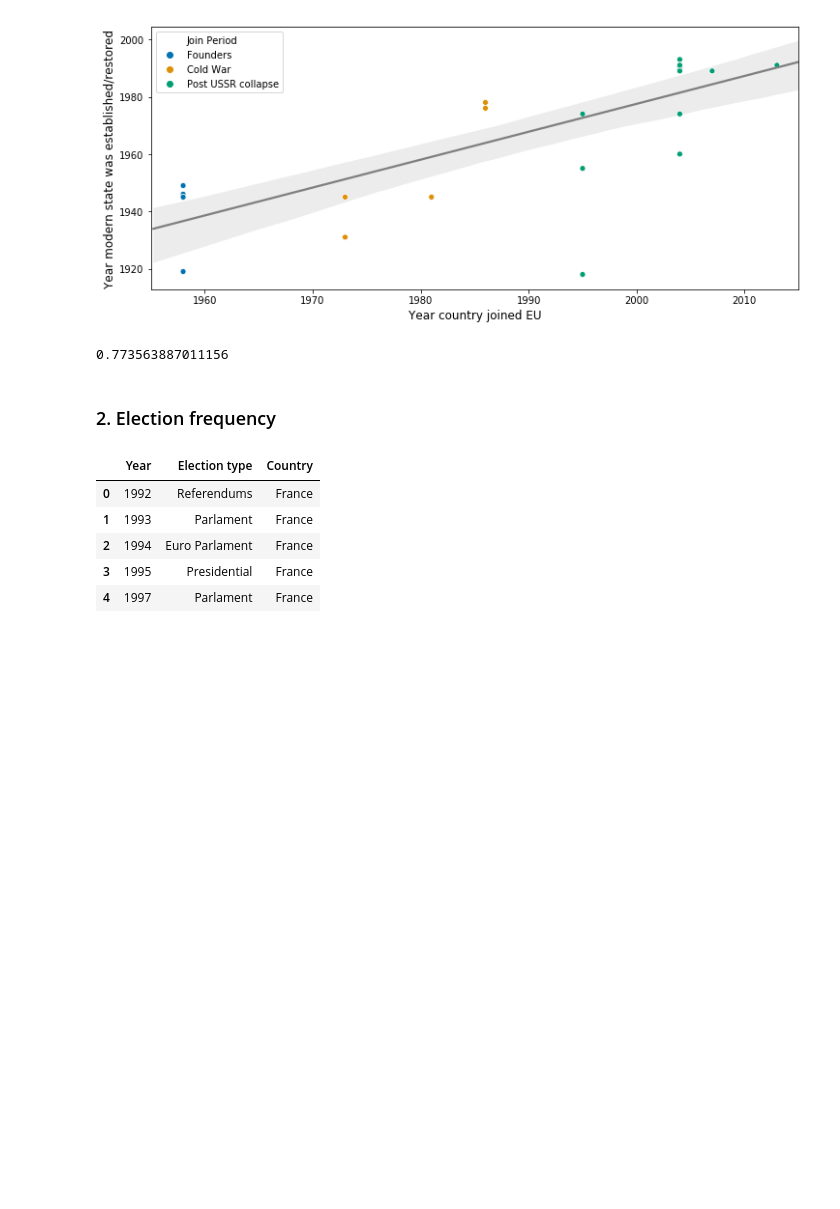
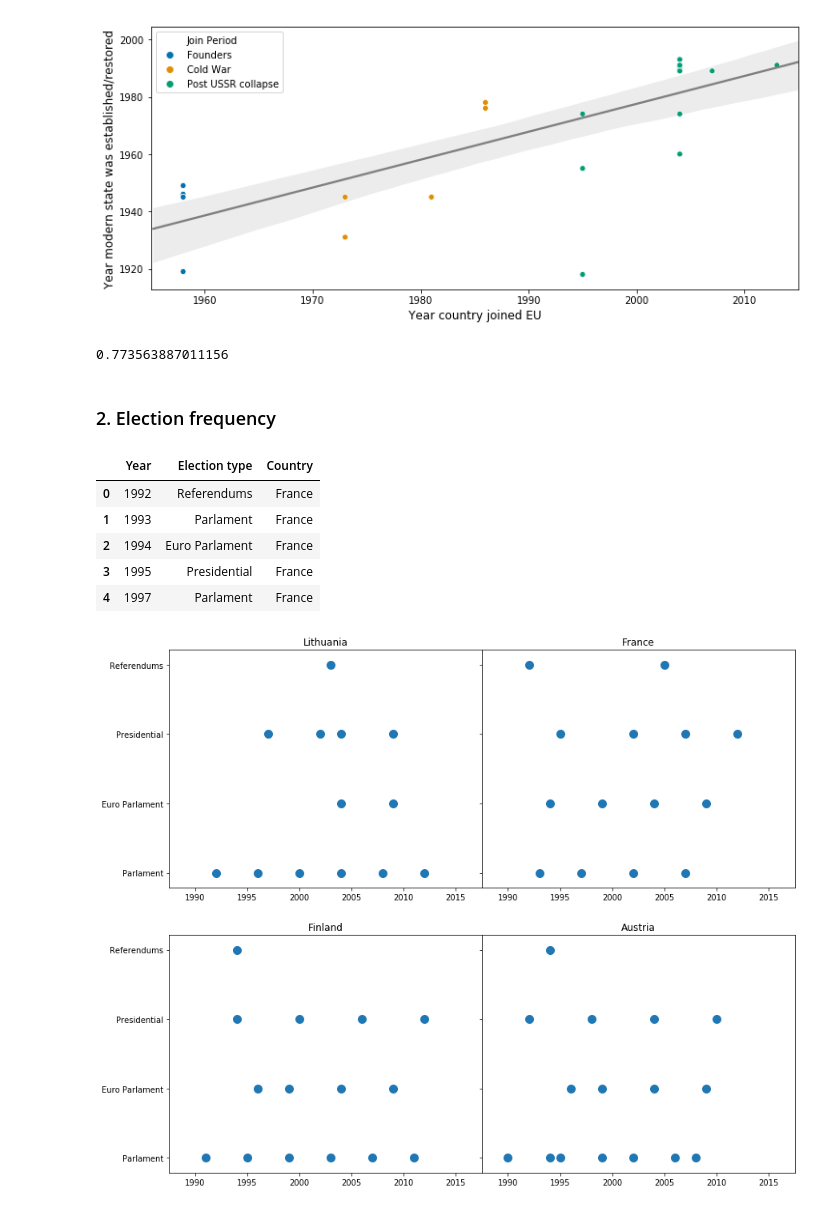
Before and after one commit to TK-Problem/lithuania_2019_election, a Jupyter notebook: election_analysis.ipynb, the cells around one changed output. Saved outputs shown, nothing was run; the diff lists cells and outputs as text; code cells hidden in the pictures; blank space fills up the shorter version.

```diff
--- a/election_analysis.ipynb
+++ b/election_analysis.ipynb
@@ -108,0 +164,4 @@ df_election_years.head()
+# %%
+plot_election_dates(df_election_years)
+# %% [output]
+[figure, added]
```
Also changed, not shown: parts of 2 cells of this notebook, 1 other file.
